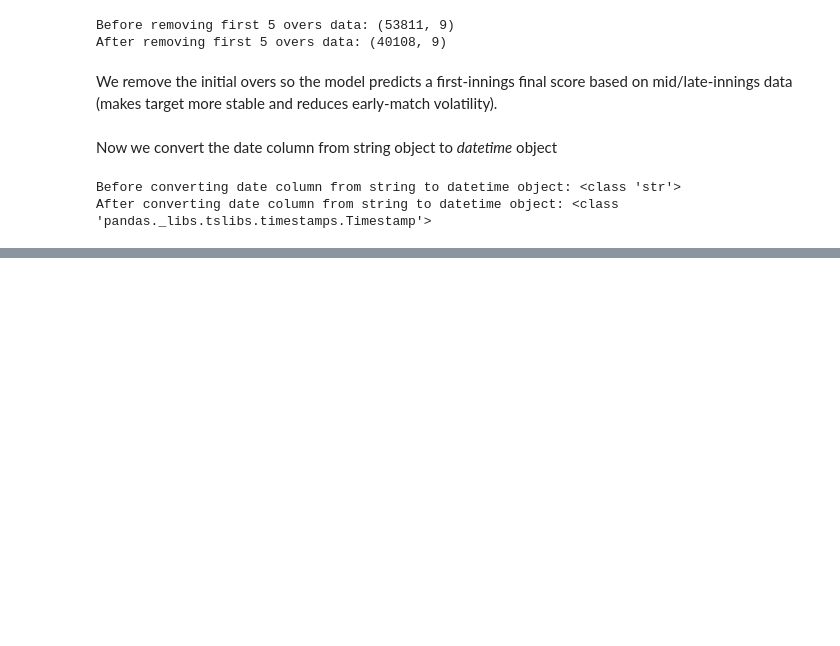
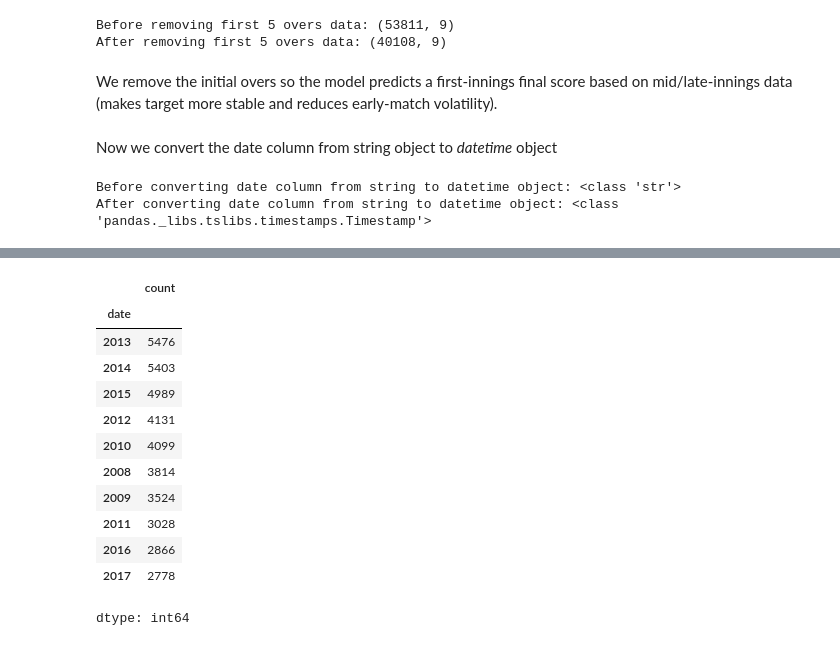
Before and after one commit to nithinbadicodes/AI-ML-Projects, a Jupyter notebook: Ipl_score_prediction.ipynb, the cells around one changed output, grey strips where cells are left out. Drawn from its saved outputs; the diff is of its cells as text; code cells hidden in the pictures; blank space fills up the shorter version.

```diff
--- a/Ipl_score_prediction.ipynb
+++ b/Ipl_score_prediction.ipynb
@@ -137,0 +157,16 @@ After converting date column from string to datetime object: <class 'pandas._lib
+# %%
+df['date'].dt.year.value_counts()
+# %% [output]
+|  | count |
+| date |  |
+| 2013 | 5476 |
+| 2014 | 5403 |
+| 2015 | 4989 |
+| 2012 | 4131 |
+| 2010 | 4099 |
+| 2008 | 3814 |
+| 2009 | 3524 |
+| 2011 | 3028 |
+| 2016 | 2866 |
+| 2017 | 2778 |
+dtype: int64
```
Also changed, not shown: parts of 8 cells of this notebook.
